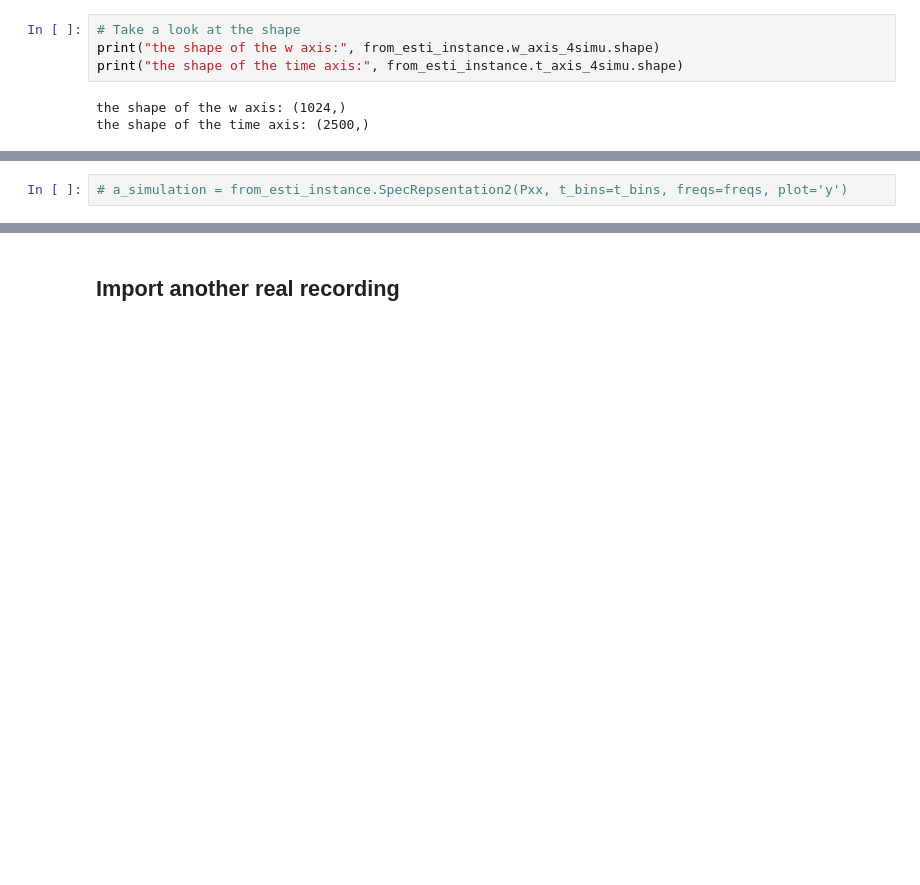
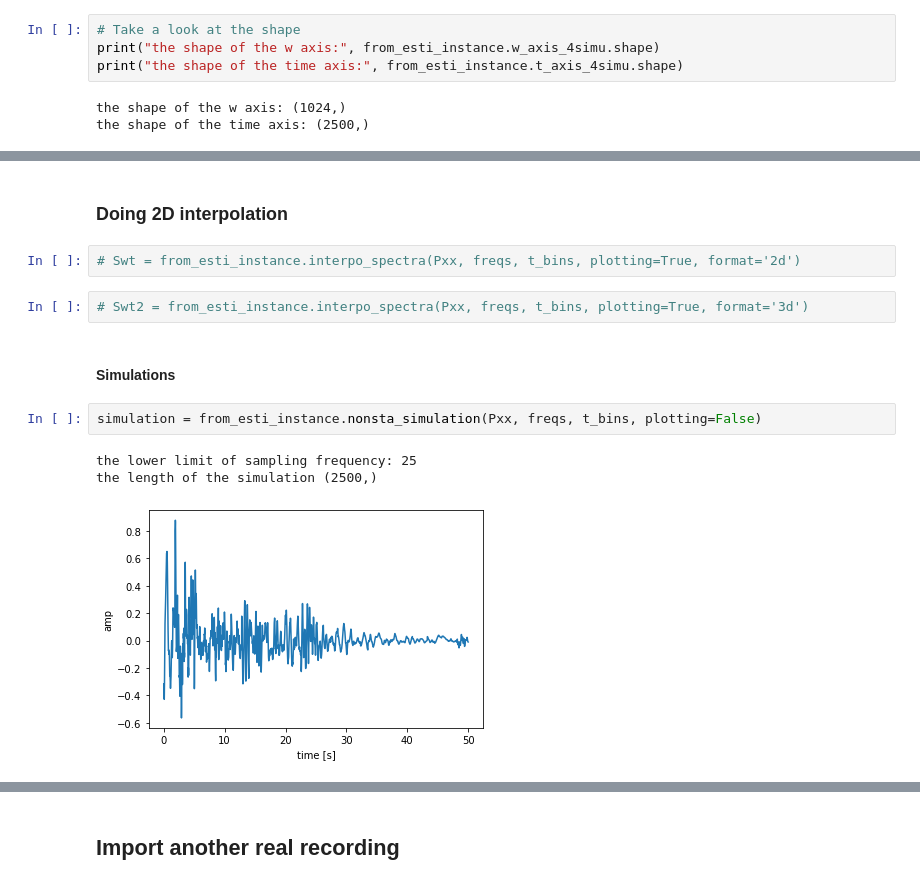
Before and after one commit to leslieDLcy/KTnSRM, a Jupyter notebook: EPSD_by_STFT.ipynb, the cells around one changed output, grey strips where cells are left out. Drawn from its saved outputs; the diff is of its cells as text; blank space fills up the shorter version.

```diff
--- a/EPSD_by_STFT.ipynb
+++ b/EPSD_by_STFT.ipynb
@@ -219,2 +158,14 @@ the length of the simulation (2500,)
-# %%
-# a_simulation = from_esti_instance.SpecRepsentation2(Pxx, t_bins=t_bins, freqs=freqs, plot='y')
+# %% [markdown]
+### Doing 2D interpolation
+# %%
+# Swt = from_esti_instance.interpo_spectra(Pxx, freqs, t_bins, plotting=True, format='2d')
+# %%
+# Swt2 = from_esti_instance.interpo_spectra(Pxx, freqs, t_bins, plotting=True, format='3d')
+# %% [markdown]
+#### Simulations
+# %%
+simulation = from_esti_instance.nonsta_simulation(Pxx, freqs, t_bins, plotting=False)
+# %% [output]
+the lower limit of sampling frequency: 25
+the length of the simulation (2500,)
+[figure, added]
```
Also changed, not shown: parts of 32 cells of this notebook, 6 other files.
